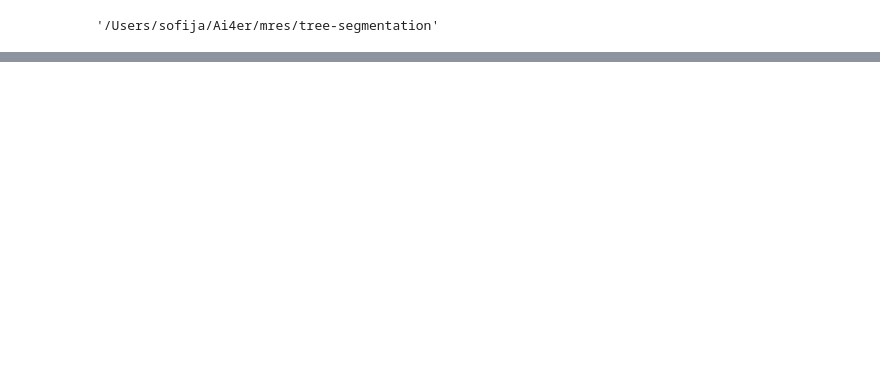
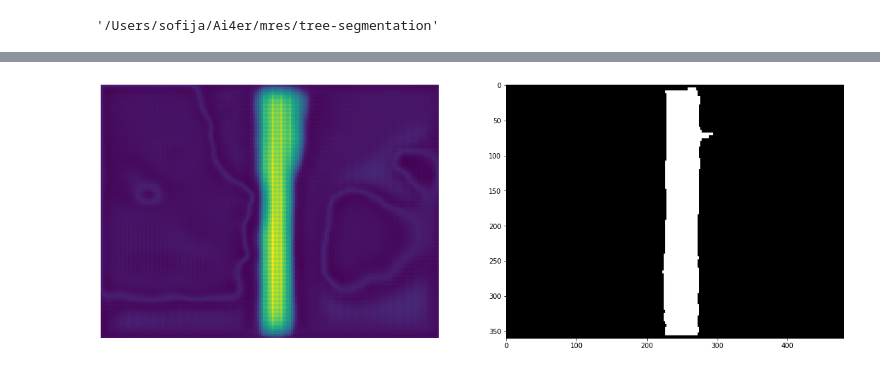
Before and after one commit to sofstef/tree-segmentation, a Jupyter notebook: notebooks/exploratory/2.0_ss_model.ipynb, the cells around one changed output, grey strips where cells are left out. Cells and saved outputs as stored; diff of their text form; code cells hidden in the pictures; blank space fills up the shorter version.

```diff
--- a/notebooks/exploratory/2.0_ss_model.ipynb
+++ b/notebooks/exploratory/2.0_ss_model.ipynb
@@ -44,7 +46,9 @@ from src.datamodules import TreeDataModule
 # %%
 dm = TreeDataModule(
-    data_dir="data/test_depth/",
-    target_dir="data/test_segment/",
+    data_dir="data/debug_depth/",
+    target_dir="data/debug_segment/",
+    batch_size=1,
+    num_workers=0,
 )
 # %%
 dm.setup(stage="fit")
@@ -312,2 +78,2 @@ class SegModel(pl.LightningModule):
 # %%
-model = SegModel()
+model = SegModel(num_classes=1, lr=0.001)
@@ -314,10 +89,16 @@ model = SegModel()
 # %%
+# wandb_logger = WandbLogger(
+#     project="Trees", log_model="all", name="one_sample_20ep_lr_0.001"
+# )
+
 trainer = Trainer(
     # logger=wandb_logger,
     # callbacks=callbacks,
-    # fast_dev_run=True,
-    max_epochs=5,
-    )
+    fast_dev_run=True,
+    # max_epochs=10,
+)
+
+# wandb_logger.watch(model)
 # %% [output]
 GPU available: False, used: False
 TPU available: False, using: 0 TPU cores
@@ -337,2 +172,2 @@ trainer.fit(model=model, datamodule=dm)
 # %%
-trainer.predict(model, dm)
+test_predict = trainer.predict(model, dm)
@@ -338,0 +190,22 @@ trainer.predict(model, dm)
+# %%
+ncols = 2
+
+sample_n = 0
+
+fig, axs = plt.subplots(
+    nrows=1,
+    ncols=ncols,
+    figsize=(20, ncols * 4),
+)
+
+msk = test_predict[0][sample_n, :, :]
+msk = torch.squeeze(msk)
+axs[0].imshow(msk)
+axs[0].axis("off")
+
+gtruth = Image.open("data/debug_segment/BinaryMask_22_47.tiff")
+axs[1].imshow(gtruth)
+
+plt.savefig("data/plots/one_sample.jpg")
+# %% [output]
+[figure, added]
```
Also changed, not shown: parts of 28 cells of this notebook, 2 other files.
